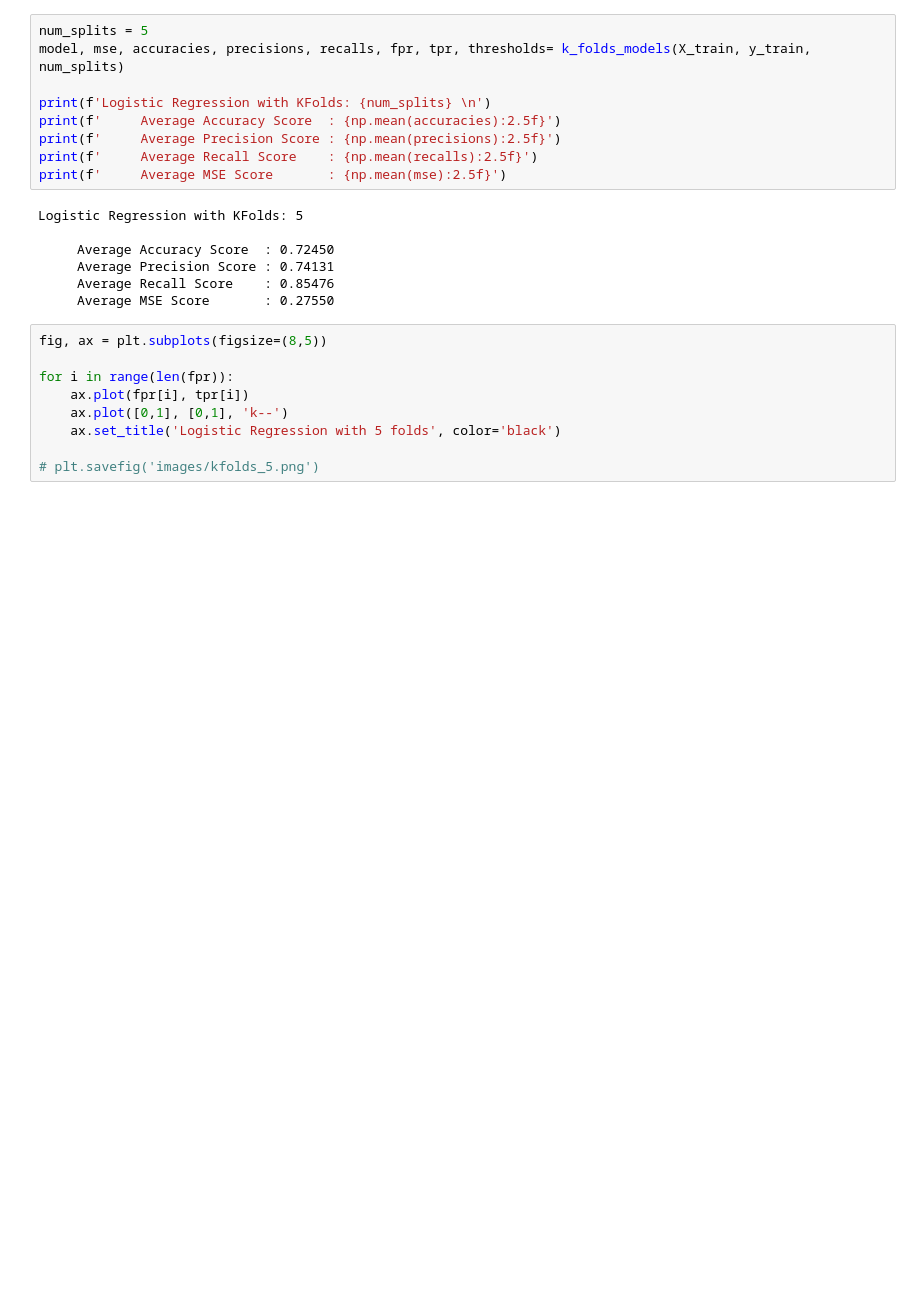
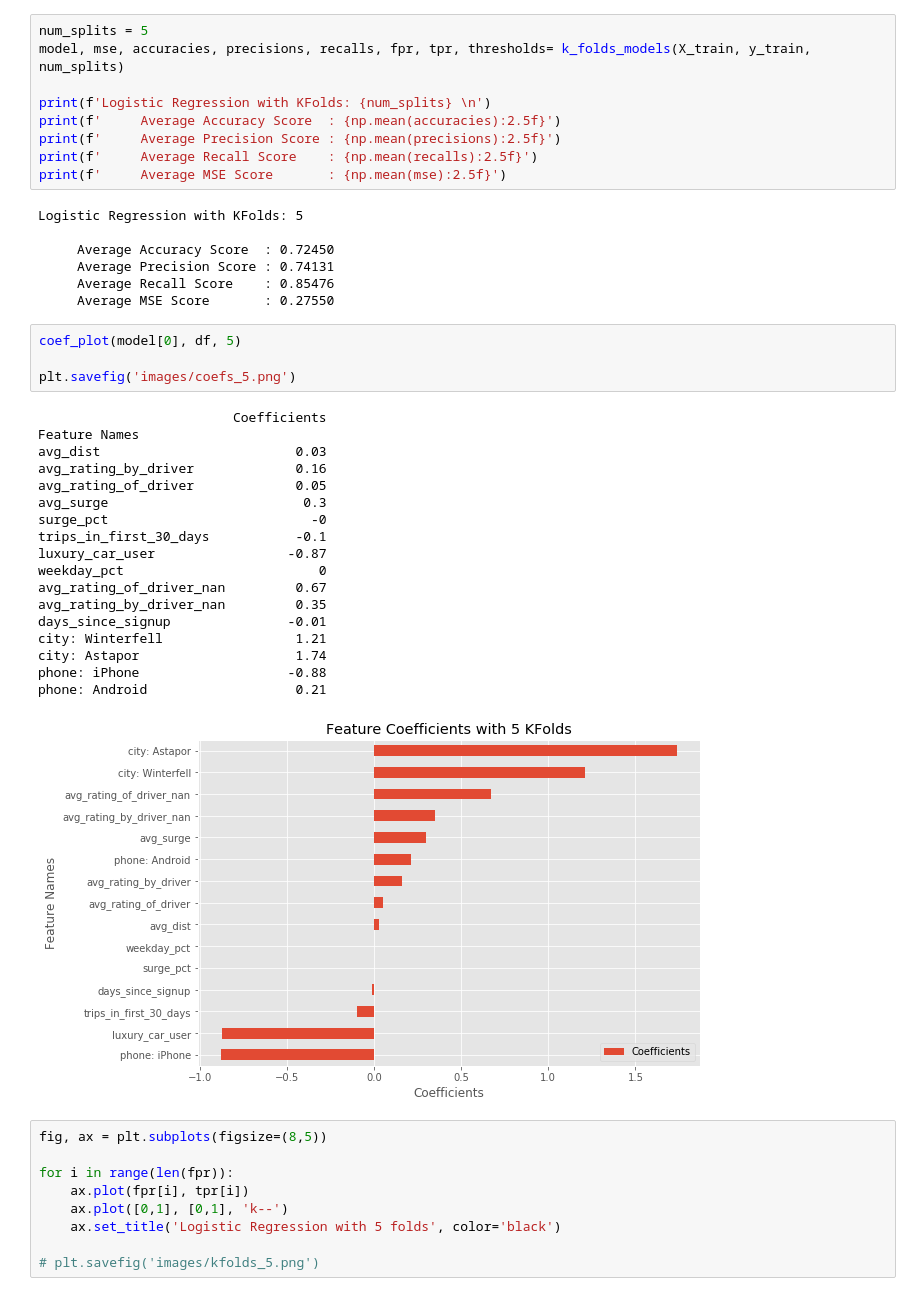
Before and after one commit to cwong690/Ride-or-Churn, a Jupyter notebook: cindy_log_regres.ipynb, the cells around one changed output. Cells and saved outputs as stored; diff of their text form; blank space fills up the shorter version.

```diff
--- a/cindy_log_regres.ipynb
+++ b/cindy_log_regres.ipynb
@@ -339,6 +362,29 @@ Logistic Regression with KFolds: 5
      Average Precision Score : 0.74131
      Average Recall Score    : 0.85476
      Average MSE Score       : 0.27550
+# %%
+coef_plot(model[0], df, 5)
+
+plt.savefig('images/coefs_5.png')
+# %% [output]
+                         Coefficients
+Feature Names
+avg_dist                         0.03
+avg_rating_by_driver             0.16
+avg_rating_of_driver             0.05
+avg_surge                         0.3
+surge_pct                          -0
+trips_in_first_30_days           -0.1
+luxury_car_user                 -0.87
+weekday_pct                         0
+avg_rating_of_driver_nan         0.67
+avg_rating_by_driver_nan         0.35
+days_since_signup               -0.01
+city: Winterfell                 1.21
+city: Astapor                    1.74
+phone: iPhone                   -0.88
+phone: Android                   0.21
+[figure, added]
 # %%
 fig, ax = plt.subplots(figsize=(8,5))
 
```
Also changed, not shown: parts of 9 cells of this notebook, 4 other files.
